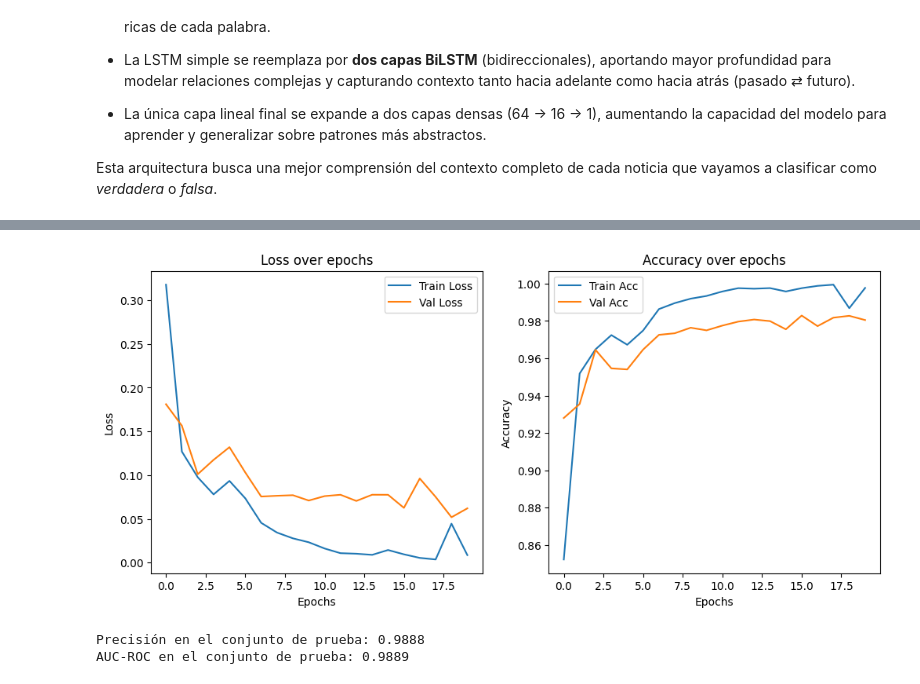
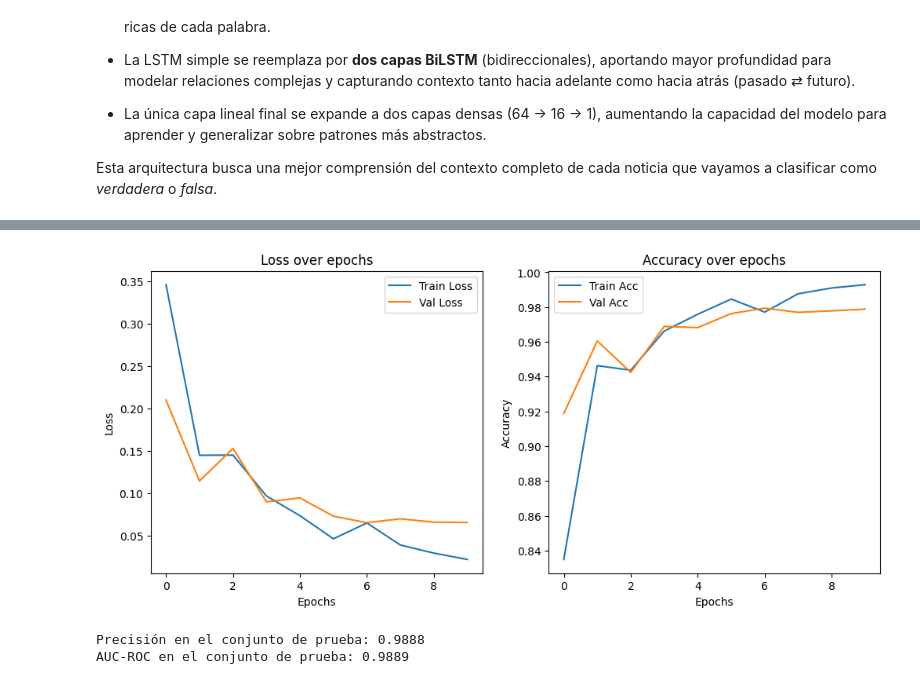
Before and after one commit to guillermo-grande/Fake-News-Detection, a Jupyter notebook: mlp_lstm.ipynb, the cells around one changed output, grey strips where cells are left out. Cells and saved outputs as stored; diff of their text form; code cells hidden in the pictures.

```diff
--- a/mlp_lstm.ipynb
+++ b/mlp_lstm.ipynb
@@ -924,11 +923,11 @@ model = BiLSTM().to(device)
 criterion = nn.BCELoss()  # Pérdida para clasificación binaria
 optimizer = torch.optim.Adam(model.parameters(), lr=0.001)
 
-# Variables de ntrenamiento
-num_epochs = 20
+# Variables de entrenamiento
+num_epochs = 10
 train_losses, valid_losses = [], []
 train_accuracies, valid_accuracies = [], []
-best_model_path = "models/aaa.pth"  # Ruta donde se guardará el mejor modelo
+best_model_path = "models/best_bilstm.pth"  # Ruta donde se guardará el mejor modelo
 
 # Entrenar el modelo
 train_losses, valid_losses, train_accuracies, valid_accuracies = train_model(
@@ -958,4 +955,4 @@ Epoch [20/20] - Loss: 0.0087 - Acc: 0.9977 - Val Loss: 0.0621 - Val Acc: 0.9805
-[figure, old version]
+[figure, new version]
 # %%
 best_model_path = "models/best_bilstm.pth"
 evaluate_model(model, test_loader, device, best_model_path)
```
Also changed, not shown: parts of 35 cells of this notebook, 1 other file.
